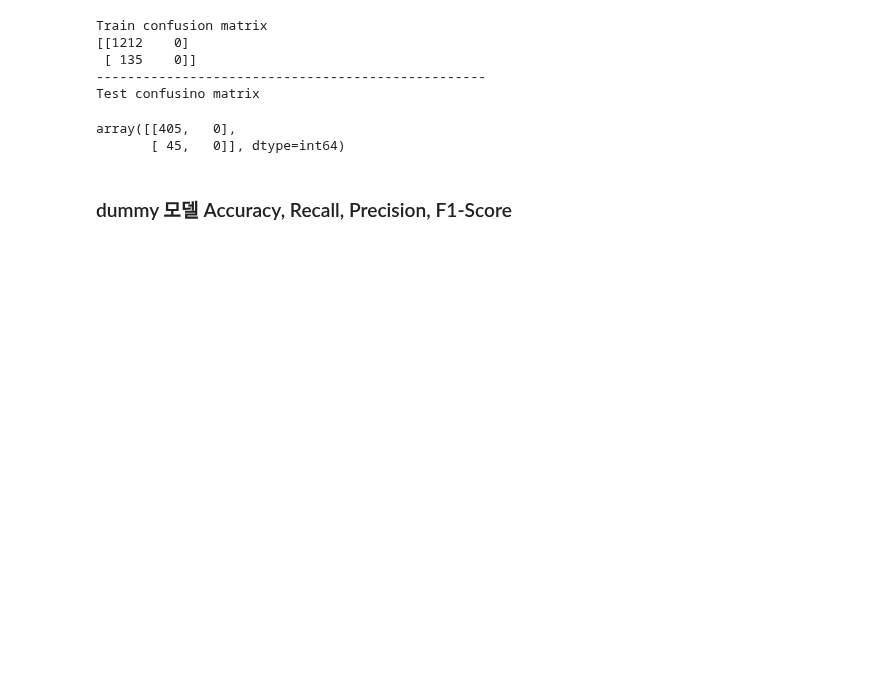
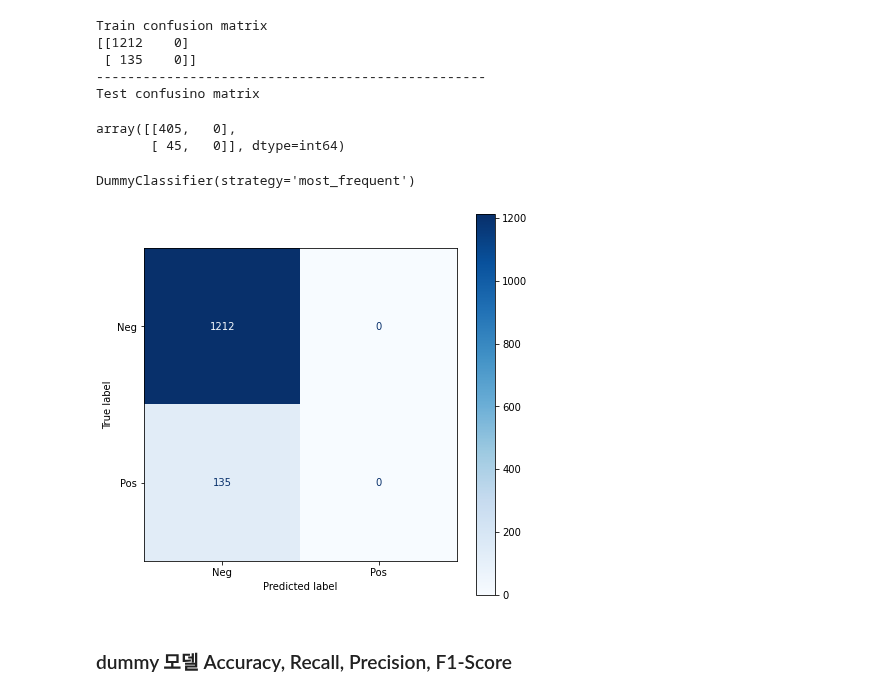
Before and after one commit to mein0121/Python_JupyterNotebook, a Jupyter notebook: 6.MachinLearning/05_분류 평가지표.ipynb, the cells around one changed output. Saved outputs shown, nothing was run; the diff lists cells and outputs as text; code cells hidden in the pictures; blank space fills up the shorter version.

```diff
--- a/6.MachinLearning/05_분류 평가지표.ipynb
+++ b/6.MachinLearning/05_분류 평가지표.ipynb
@@ -257,5 +257,24 @@ Train confusion matrix
 Test confusino matrix
 array([[405,   0],
        [ 45,   0]], dtype=int64)
+# %%
+from sklearn.dummy import DummyClassifier
+
+dummy_model = DummyClassifier(strategy='most_frequent')
+dummy_model.fit(X_train, y_train)
+# %% [output]
+DummyClassifier(strategy='most_frequent')
+# %%
+fig, ax = plt.subplots(1,1, figsize=(7,7))
+plot_confusion_matrix(dummy_model, #학습시킬 모델
+                     X_train, #X
+                     y_train, #y
+                     display_labels=['Neg', "Pos"],
+                     cmap="Blues",
+                     ax=ax
+                    )
+plt.show()
+# %% [output]
+[figure, added]
 # %% [markdown]
 ### dummy 모델 Accuracy, Recall, Precision, F1-Score
```
Also changed, not shown: parts of 4 cells of this notebook.
